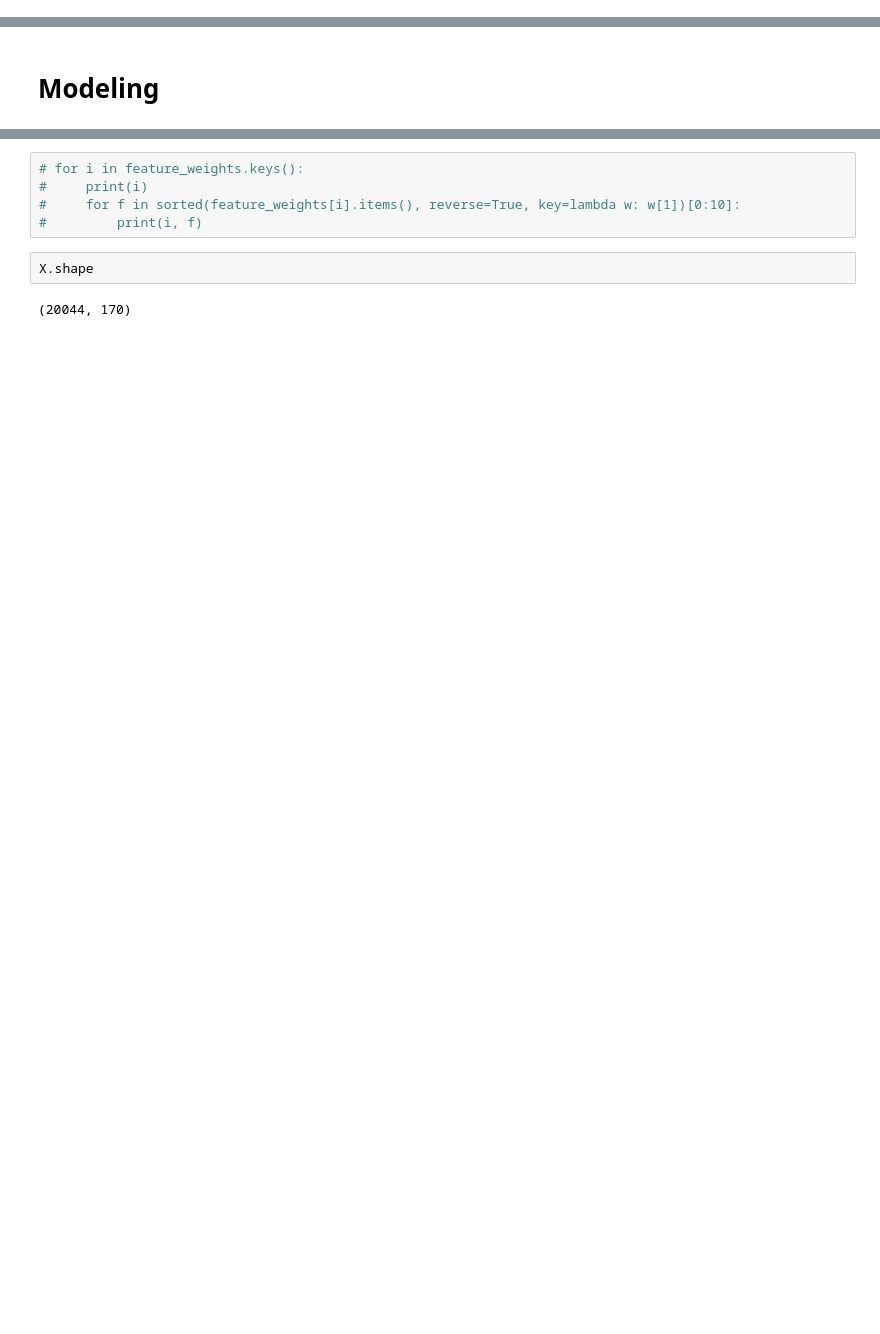
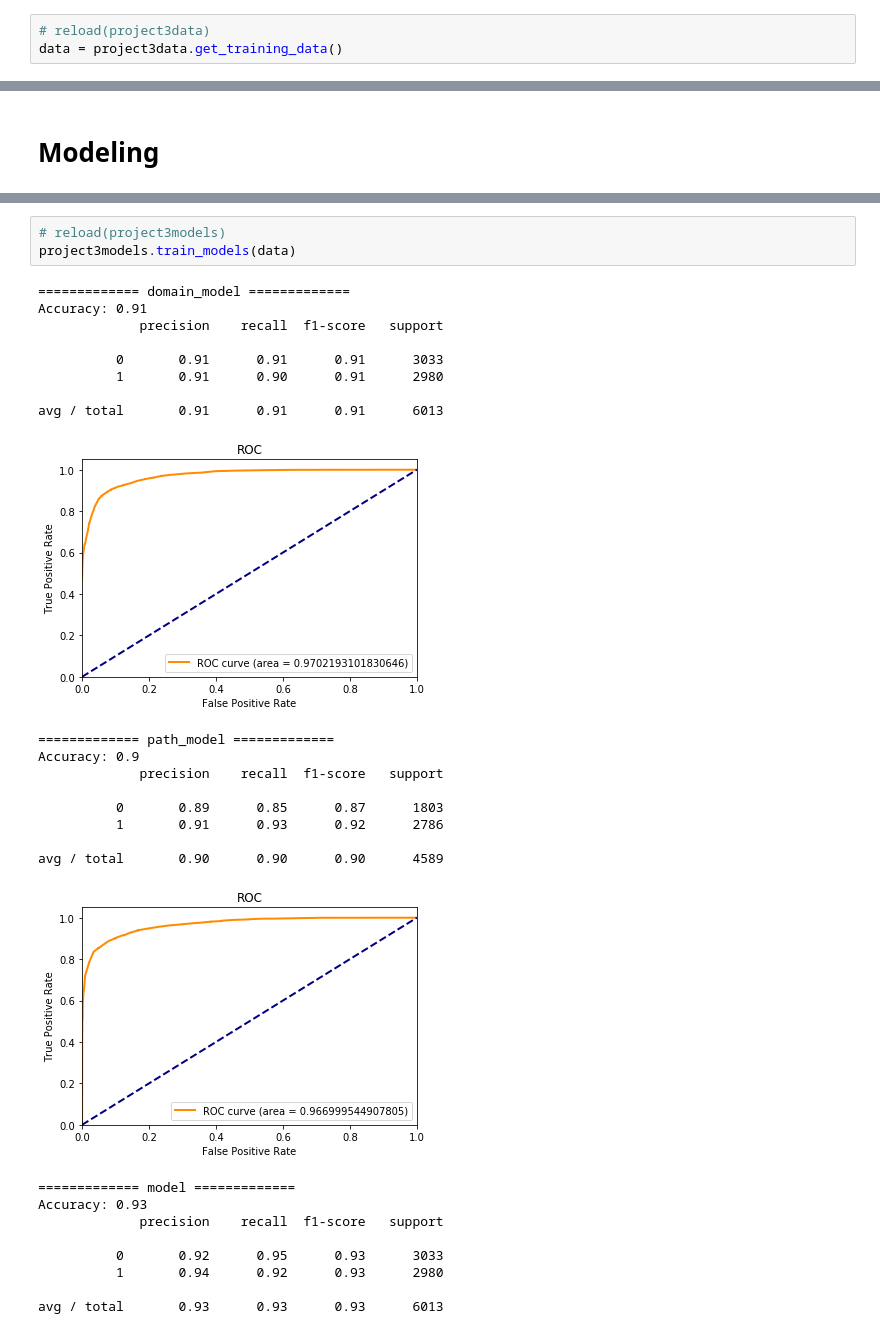
Before and after one commit to danallison/metis-work, a Jupyter notebook: project3/Phishing_URLs_EDA.ipynb, the cells around one changed output, grey strips where cells are left out. Cells and saved outputs as stored; diff of their text form; blank space fills up the shorter version.

```diff
--- a/project3/Phishing_URLs_EDA.ipynb
+++ b/project3/Phishing_URLs_EDA.ipynb
@@ -111,0 +18,3 @@ Name: is_phishing, Length: 171, dtype: float64
+# %%
+# reload(project3data)
+data = project3data.get_training_data()
@@ -246,9 +58,30 @@ IndexError: index 170 is out of bounds for axis 0 with size 170
-# %%
-# for i in feature_weights.keys():
-#     print(i)
-#     for f in sorted(feature_weights[i].items(), reverse=True, key=lambda w: w[1])[0:10]:
-#         print(i, f)
-# %%
-X.shape
-# %% [output]
-(20044, 170)
+# %%
+# reload(project3models)
+project3models.train_models(data)
+# %% [output]
+============= domain_model =============
+Accuracy: 0.91
+             precision    recall  f1-score   support
+
+          0       0.91      0.91      0.91      3033
+          1       0.91      0.90      0.91      2980
+
+avg / total       0.91      0.91      0.91      6013
+[figure, added]
+============= path_model =============
+Accuracy: 0.9
+             precision    recall  f1-score   support
+
+          0       0.89      0.85      0.87      1803
+          1       0.91      0.93      0.92      2786
+
+avg / total       0.90      0.90      0.90      4589
+[figure, added]
+============= model =============
+Accuracy: 0.93
+             precision    recall  f1-score   support
+
+          0       0.92      0.95      0.93      3033
+          1       0.94      0.92      0.93      2980
+
+avg / total       0.93      0.93      0.93      6013
```
Also changed, not shown: parts of 28 cells of this notebook, 8 other files.
